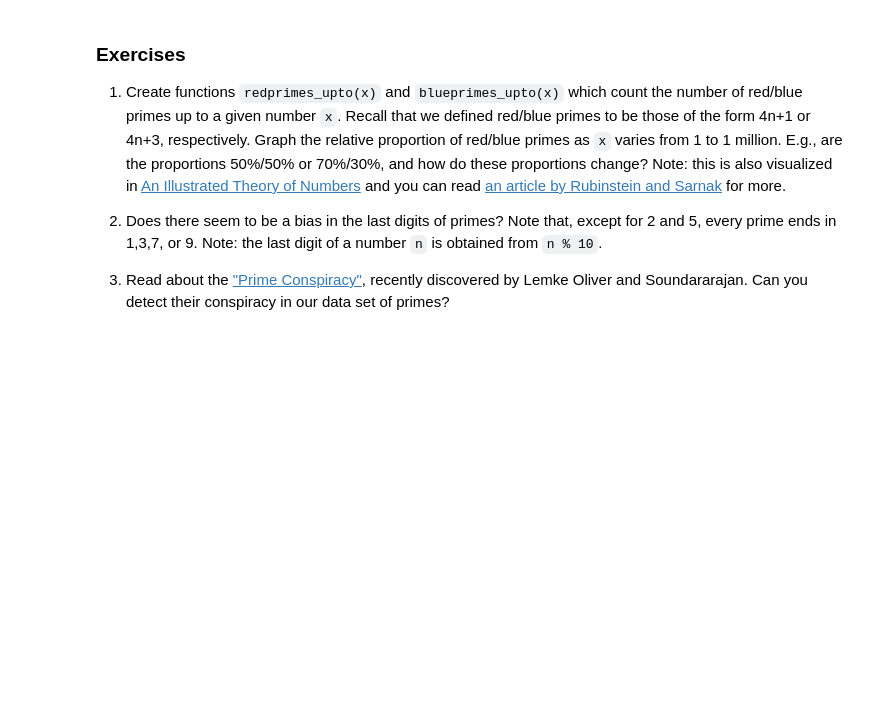
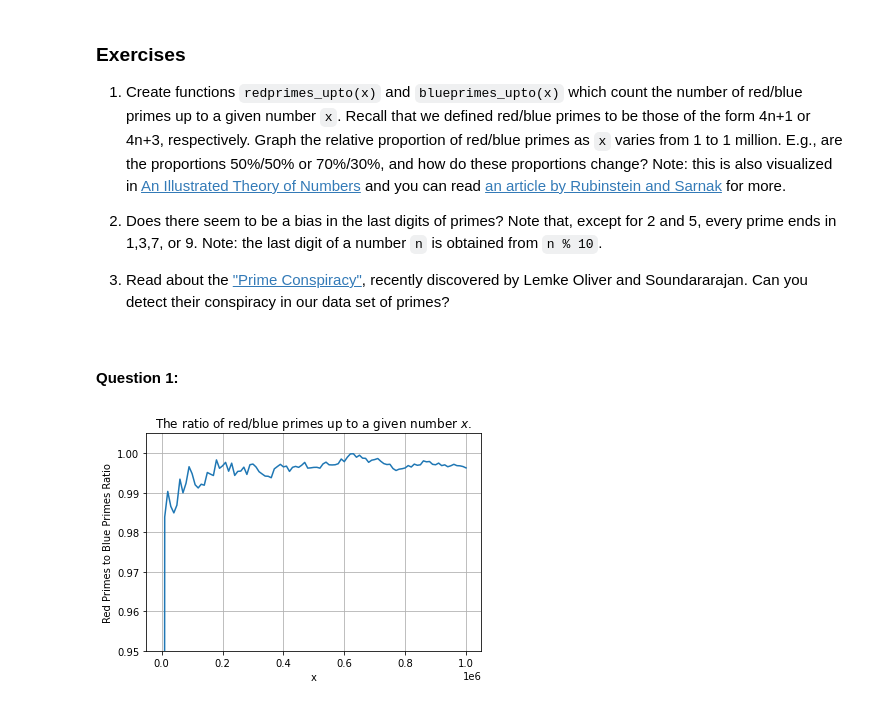
Before and after one commit to kelngu/python-for-math, a Jupyter notebook: Notebook #3/P4M_Notebook_3.ipynb, the cells around one changed output. Saved outputs shown, nothing was run; the diff lists cells and outputs as text; code cells hidden in the pictures; blank space fills up the shorter version.

```diff
--- a/Notebook #3/P4M_Notebook_3.ipynb
+++ b/Notebook #3/P4M_Notebook_3.ipynb
@@ -325,0 +603,3 @@ print(L)
+# %%
+L = 'Hello'
+L[-1::-1]
@@ -495,0 +843,4 @@ That should be pretty fast!  It should be under 100 ms (one tenth of one second!
+# %%
+p = 2
+n = 100
+len(range(p*p, n, 2*p))
@@ -732,3 +1201,31 @@ Observe that gaps of 2 (twin primes) are pretty frequent.  There are over 8000 o
 2.  Does there seem to be a bias in the last digits of primes?  Note that, except for 2 and 5, every prime ends in 1,3,7, or 9.  Note: the last digit of a number `n` is obtained from `n % 10`.
 
 3.  Read about the ["Prime Conspiracy"](https://www.quantamagazine.org/mathematicians-discover-prime-conspiracy-20160313), recently discovered by Lemke Oliver and Soundararajan.  Can you detect their conspiracy in our data set of primes?
+# %% [markdown]
+#### Question 1:
+# %%
+import matplotlib                                                                #  A powerful graphics package.
+import numpy                                                                     #  A math package
+import matplotlib.pyplot as plt                                                  # A plotting subpackage in matplotlib.
+
+def redprimes_upto(x):
+  redprimes = [p for p in primes if p%4 == 1 if p <= x]                                   # Note the [x for x in LIST if CONDITION] syntax.
+  return len(redprimes)
+
+def blueprimes_upto(x):
+  blueprimes = [p for p in primes if p%4 == 3 if p <= x]
+  return len(blueprimes)
+
+x_range = numpy.linspace(3,1000000,101)
+red_blue_ratio = [redprimes_upto(p)/blueprimes_upto(p) for p in x_range]
+# %%
+%matplotlib inline
+plt.plot(x_range, red_blue_ratio)
+plt.title('The ratio of red/blue primes up to a given number $x$.')
+plt.xlabel('x')
+plt.ylabel('Red Primes to Blue Primes Ratio')
+plt.ylim(0.95,1.005)
+plt.grid(True)
+plt.show()
+# %% [output]
+[figure, added]
```
Also changed, not shown: parts of 116 cells of this notebook.
